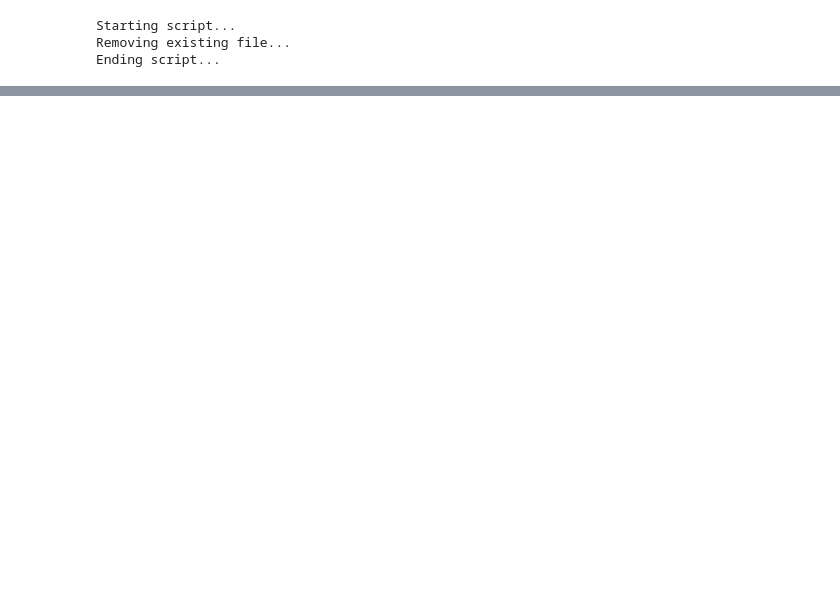
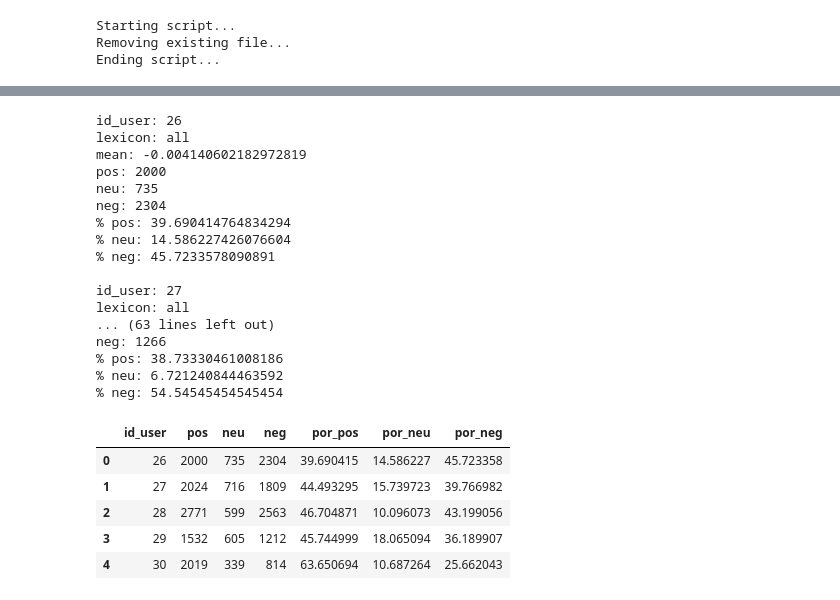
Before and after one commit to leosilva/peerj_computer_science_2022, a Jupyter notebook: Notebooks/Line Chart Polarity Scores.ipynb, the cells around one changed output, grey strips where cells are left out. Drawn from its saved outputs; the diff is of its cells as text; code cells hidden in the pictures; blank space fills up the shorter version.

```diff
--- a/Notebooks/Line Chart Polarity Scores.ipynb
+++ b/Notebooks/Line Chart Polarity Scores.ipynb
@@ -87 +88,63 @@ for c in data:
 [figure]
+# %%
+df_dict = {'id_user' : [],
+            'pos' : [],
+            'neu' : [],
+            'neg' : [],
+            'por_pos' : [],
+            'por_neu' : [],
+            'por_neg' : [],
+          }
+
+for c in data:
+    id_user = c
+    print('id_user: {}'.format(id_user))
+    print('lexicon: all')
+    tweets_pd = create_tweets_pd(data, id_user)
+    vader_df = tweets_pd[['id_user', 'final_score', 'final_polarity']].copy()
+    print('mean: {}'.format(vader_df['final_score'].mean()))
+    qtd_pos = vader_df.query('final_polarity == "pos"')['id_user'].count()
+    qtd_neu = vader_df.query('final_polarity == "neu"')['id_user'].count()
+    qtd_neg = vader_df.query('final_polarity == "neg"')['id_user'].count()
+    qtd_total = vader_df['final_polarity'].count()
+    print('pos: {}'.format(qtd_pos))
+    print('neu: {}'.format(qtd_neu))
+    print('neg: {}'.format(qtd_neg))
+    print('% pos: {}'.format((qtd_pos / qtd_total) * 100))
+    print('% neu: {}'.format((qtd_neu / qtd_total) * 100))
+    print('% neg: {}'.format((qtd_neg / qtd_total) * 100))
+    print('')
+    df_dict['id_user'].append(id_user)
+    df_dict['pos'].append(qtd_pos)
+    df_dict['neu'].append(qtd_neu)
+    df_dict['neg'].append(qtd_neg)
+    df_dict['por_pos'].append((qtd_pos / qtd_total) * 100)
+    df_dict['por_neu'].append((qtd_neu / qtd_total) * 100)
+    df_dict['por_neg'].append((qtd_neg / qtd_total) * 100)
+
+df_chart = pd.DataFrame(df_dict)
+df_chart.head()
+# %% [output]
+id_user: 26
+lexicon: all
+mean: -0.004140602182972819
+pos: 2000
+neu: 735
+neg: 2304
+% pos: 39.690414764834294
+% neu: 14.586227426076604
+% neg: 45.7233578090891
+
+id_user: 27
+lexicon: all
+... (63 lines left out)
+neg: 1266
+% pos: 38.73330461008186
+% neu: 6.721240844463592
+% neg: 54.54545454545454
+|  | id_user | pos | neu | neg | por_pos | por_neu | por_neg |
+| 0 | 26 | 2000 | 735 | 2304 | 39.690415 | 14.586227 | 45.723358 |
+| 1 | 27 | 2024 | 716 | 1809 | 44.493295 | 15.739723 | 39.766982 |
+| 2 | 28 | 2771 | 599 | 2563 | 46.704871 | 10.096073 | 43.199056 |
+| 3 | 29 | 1532 | 605 | 1212 | 45.744999 | 18.065094 | 36.189907 |
+| 4 | 30 | 2019 | 339 | 814 | 63.650694 | 10.687264 | 25.662043 |
```
Also changed, not shown: parts of 5 cells of this notebook, 1 other file.
